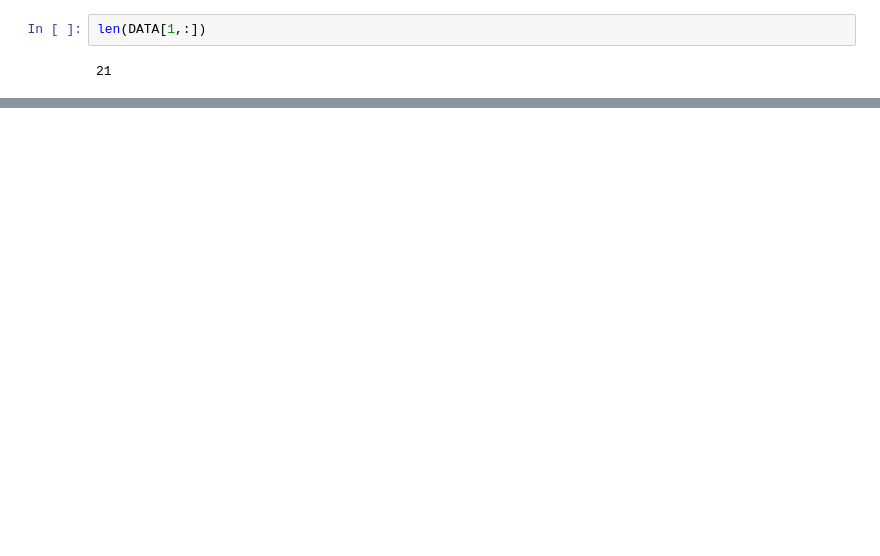
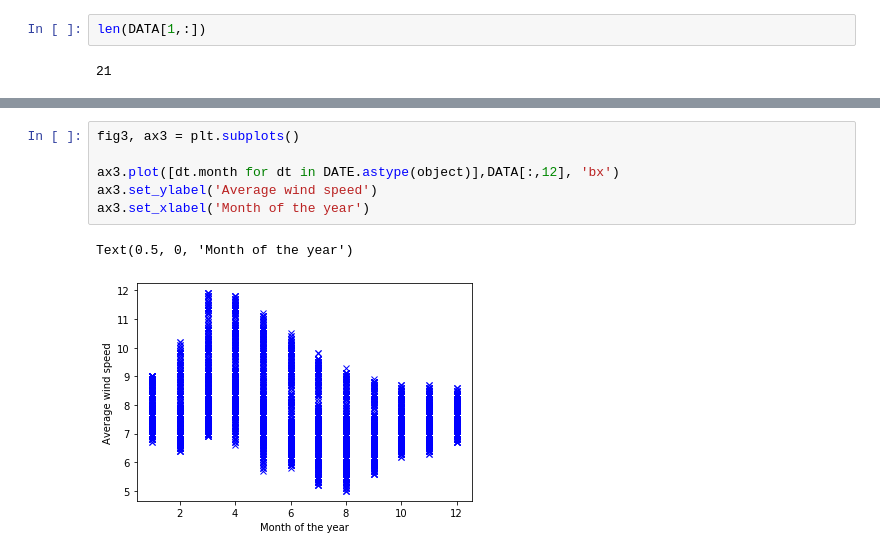
Before and after one commit to edwinsupple/Wind-Analysis, a Jupyter notebook: Wind Averages.ipynb, the cells around one changed output, grey strips where cells are left out. Cells and saved outputs as stored; diff of their text form; blank space fills up the shorter version.

```diff
--- a/Wind Averages.ipynb
+++ b/Wind Averages.ipynb
@@ -64,0 +101,9 @@ ax.plot(DATE[:],DATA[:,17])
+# %%
+fig3, ax3 = plt.subplots()
+
+ax3.plot([dt.month for dt in DATE.astype(object)],DATA[:,12], 'bx')
+ax3.set_ylabel('Average wind speed')
+ax3.set_xlabel('Month of the year')
+# %% [output]
+Text(0.5, 0, 'Month of the year')
+[figure, added]
```
Also changed, not shown: parts of 9 cells of this notebook, 1 other file.
